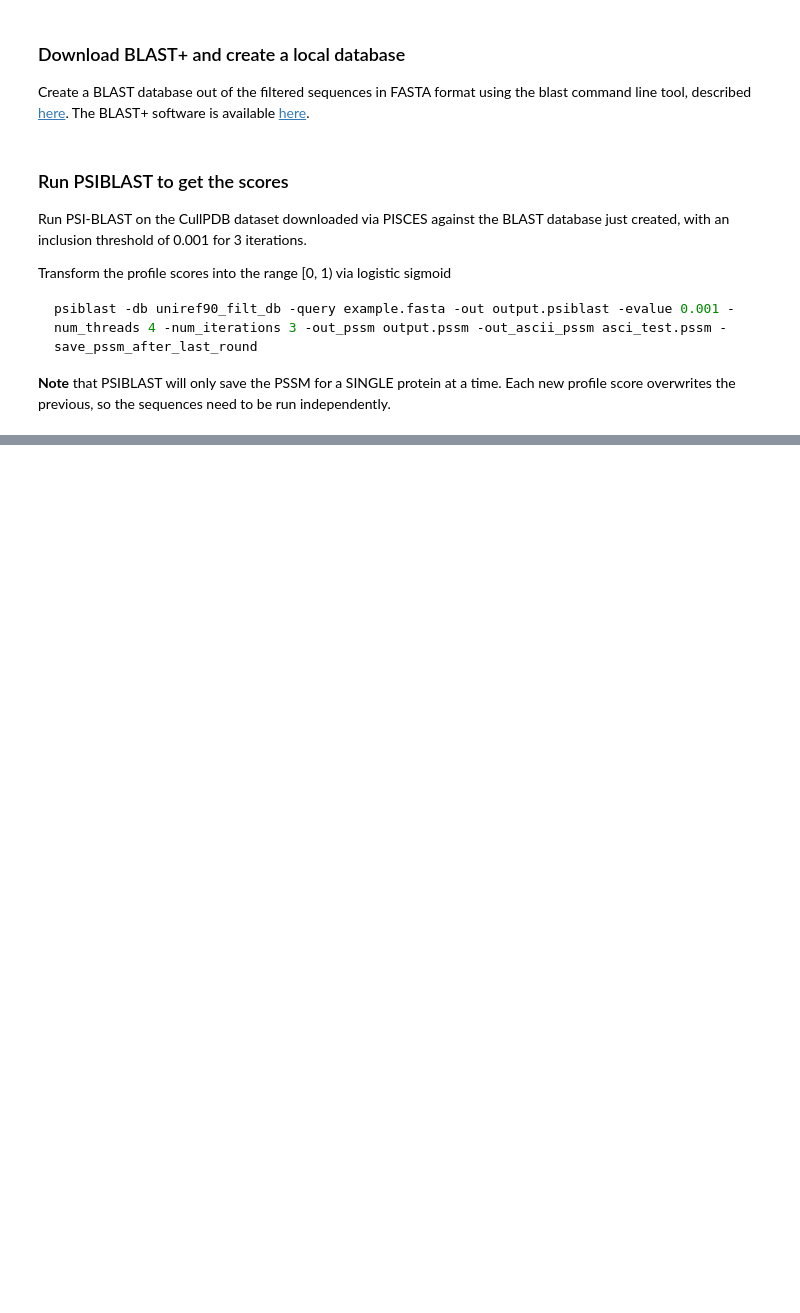
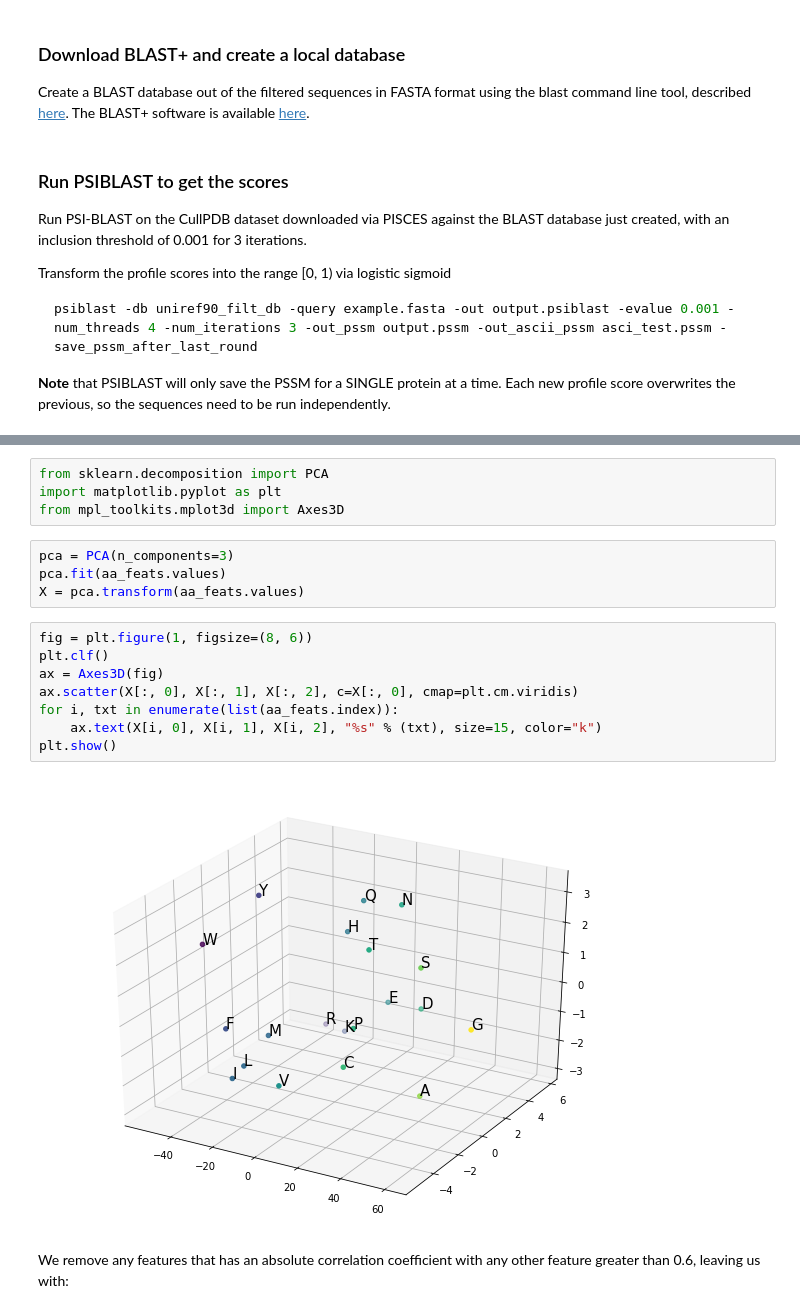
Before and after one commit to dillondaudert/proteindatasets, a Jupyter notebook: README.ipynb, the cells around one changed output, grey strips where cells are left out. Cells and saved outputs as stored; diff of their text form; blank space fills up the shorter version.

```diff
--- a/README.ipynb
+++ b/README.ipynb
@@ -154,0 +143,20 @@ The strategy for these is thus to replace them with 'C' for cysteine.
+# %%
+from sklearn.decomposition import PCA
+import matplotlib.pyplot as plt
+from mpl_toolkits.mplot3d import Axes3D
+# %%
+pca = PCA(n_components=3)
+pca.fit(aa_feats.values)
+X = pca.transform(aa_feats.values)
+# %%
+fig = plt.figure(1, figsize=(8, 6))
+plt.clf()
+ax = Axes3D(fig)
+ax.scatter(X[:, 0], X[:, 1], X[:, 2], c=X[:, 0], cmap=plt.cm.viridis)
+for i, txt in enumerate(list(aa_feats.index)):
+    ax.text(X[i, 0], X[i, 1], X[i, 2], "%s" % (txt), size=15, color="k")
+plt.show()
+# %% [output]
+[figure, added]
+# %% [markdown]
+We remove any features that has an absolute correlation coefficient with any other feature greater than 0.6, leaving us with:
```
Also changed, not shown: parts of 24 cells of this notebook, 1 other file.
